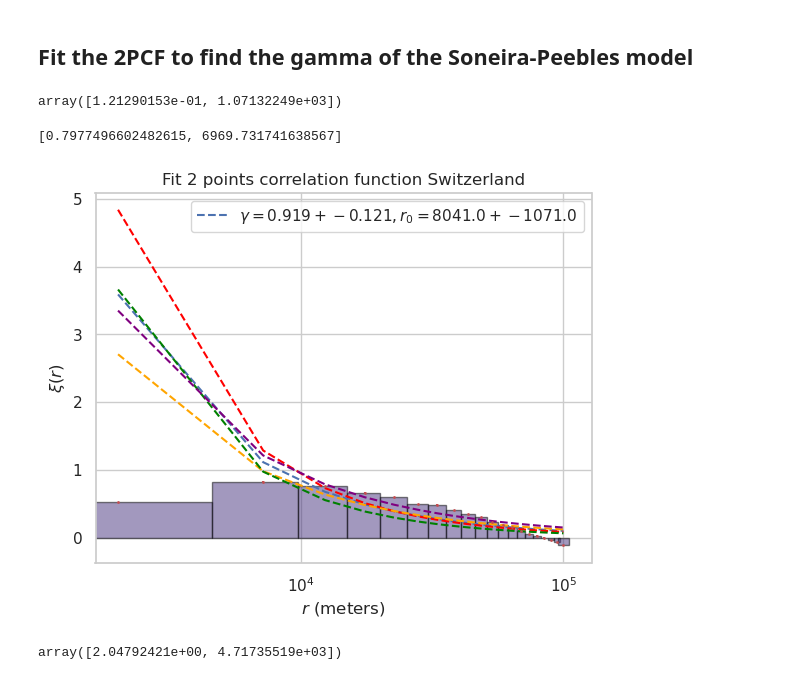
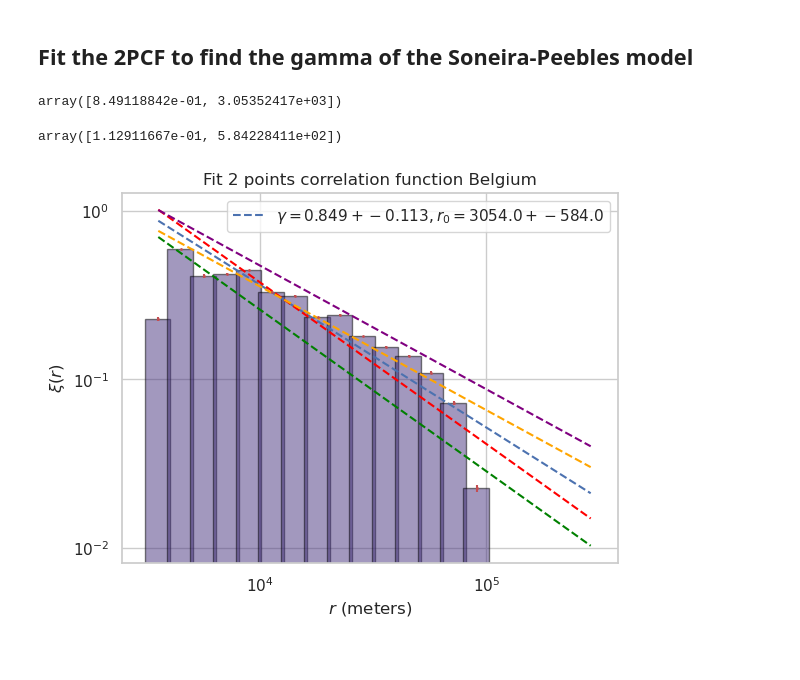
Before and after one commit to Presigny/fake_world, a Jupyter notebook: notebooks/2pcf.ipynb, the cells around one changed output. Saved outputs shown, nothing was run; the diff lists cells and outputs as text; code cells hidden in the pictures.

```diff
--- a/notebooks/2pcf.ipynb
+++ b/notebooks/2pcf.ipynb
@@ -30,15 +32,15 @@ plot_dir = out_dir / Path("plot")
 # %% [markdown]
 ## Parameters
 # %%
-name = "Switzerland" #name of the system considered
-name_random = f"Random{name}"
+name = "Belgium" #name of the system considered
+name_random = f"Random{name}" #How the name of the random catalo will be saved
 threshold = 1 # minimal number of inhabitants for the city to be considered
-N_run = 5 # number of random catalog geenrated for computing the 2PCF
+N_run = 5 # number of random catalog generated for computing the 2PCF
 size = 7000 #number of points each random catalog has
 k = 3  #number of time the 2PCF computing process is repeated to estimate variance
-rmax = 1e5 #maximal distance between two points considered, if None, taken from data
-scale = "lin"
-nbins = 20 # number of bins to consider in the computation of 2PCF
+rmax = None#1e5 #maximal distance between two points considered, if None, taken the max from data
+scale = "log" #scale at which to bin the data, recommended "log"
+nbins = 20 # number of bins to consider in the computation of 2PCF (betweem rmin and rmax)
 # %%
 ##Preprocessing
 crs = mtpc.crs_selector(name) # Coordinate reference system of the country considered
@@ -223,25 +210,32 @@ len(gdf_city)
 ## Fit the 2PCF to find the gamma of the Soneira-Peebles model
 # %%
 def power_law(r, gamma,r0):
-     model = (r/r0)**(-gamma)
-     return model
-a,b = 1,19
+    """The power law form of the SP model"""
+    model = (r/r0)**(-gamma)
+    return model
+
+a,b = 1,19 #the two extremal index between which fitting the SP"
 xi = np.mean(l_xi,axis=0)
-error = np.std(l_xi,axis=0)
+error = np.std(l_xi,axis=0) #vertical error due to statistical variance
 xi_reduced = xi[a:b]
 r_reduced = r_edges[a:b]
 error_reduced = error[a:b]
 popt,pcov = curve_fit(power_law,r_reduced,xi_reduced,sigma=error_reduced)
-
+# popt[0] is fitted gamma, popt[1] is fitted r0
+#pcov is the covariance matrix
 d_save = {}
 d_save["r_edges"] = r_edges
 d_save["xi"] = l_xi
 d_save["distance_distribution"] = distance_distribution
 d_save["fit_SP"] = popt
 d_save["covariance_fit"] = pcov
-slp.save_results(name_save_random,d_save)
+d_save["number_points"] = len(gdf_projected)
+slp.save_results(name_save,d_save)
 # %%
 def plot_2pcf_with_fit(load_file,popt,pco,scale):
+    """Plot and save the 2pcf of the system together with the SP fit
+    The 4 curves represent several combination of parameters within 1-sigma of the parameters
+    """
     i=1
     name = load_file.parent.name
     fig, ax = plt.subplots()
@@ -273,26 +267,28 @@ def plot_2pcf_with_fit(load_file,popt,pco,scale):
     plt.plot(r_edges, power_law(r_edges, *popt2), '--',color="orange")
     plt.plot(r_edges, power_law(r_edges, *popt3), '--',color="green")
     plt.plot(r_edges, power_law(r_edges, *popt4), '--',color="purple")
-    print(popt2)
+    #print(popt2)
     title = "Fit 2 points correlation function "+name
     plt.title(title)
     plt.ylabel(r"$\xi(r)$")
     plt.xlabel(r"$r$ (meters)")
-    plt.xscale(scale)
-    #plt.yscale("log")
+    if scale == "lin":
+        plt.xscale("linear")
+    else:
+        plt.xscale("log")
+    plt.yscale("log")
     plt.legend()
     plt.savefig( plot_dir / title, format="png",transparent=True)
     plt.show()
+# %%
+popt
+# %% [output]
+array([8.49118842e-01, 3.05352417e+03])
 # %%
-np.sqrt(np.diag(pcov))
+np.sqrt(np.diag(pcov)) #standard deviation of the 2 parameters
 # %% [output]
-array([1.21290153e-01, 1.07132249e+03])
+array([1.12911667e-01, 5.84228411e+02])
 # %%
-plot_2pcf_with_fit(name_save,popt,pcov,"log")
+plot_2pcf_with_fit(name_save,popt,pcov,scale)
 # %% [output]
-[0.7977496602482615, 6969.731741638567]
-[figure, old version]
+[figure, new version]
-# %%
-popt
-# %% [output]
-array([2.04792421e+00, 4.71735519e+03])
```
Also changed, not shown: parts of 34 cells of this notebook, 6 other files.
